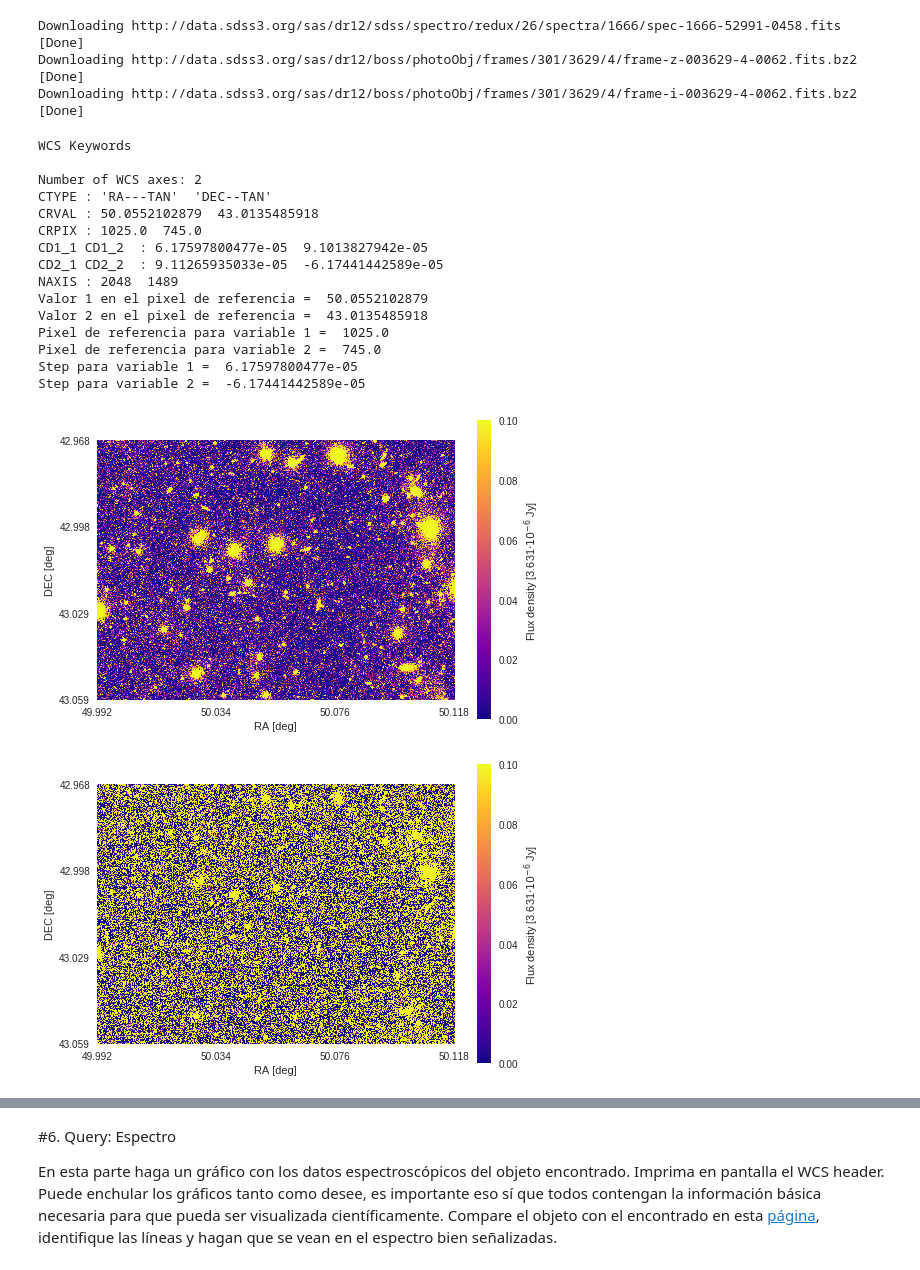
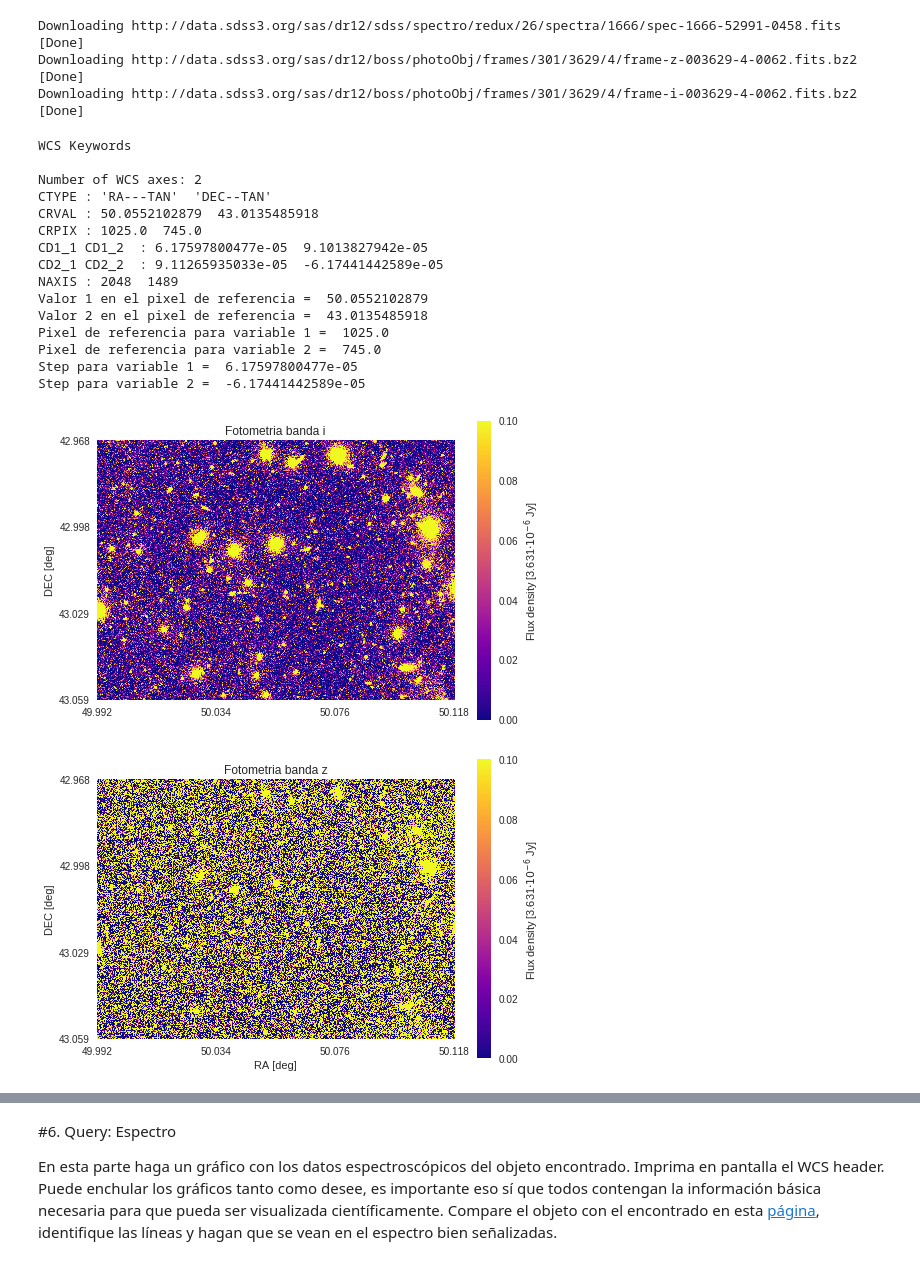
Before and after one commit to DanielaM8/minitarea4, a Jupyter notebook: minitarea4.ipynb, the cells around one changed output, grey strips where cells are left out. Drawn from its saved outputs; the diff is of its cells as text; code cells hidden in the pictures.

```diff
--- a/minitarea4.ipynb
+++ b/minitarea4.ipynb
@@ -296,7 +311,7 @@ Downloading http://data.sdss3.org/sas/dr12/boss/photoObj/frames/301/3629/4/frame
 #Imprimir header de la fotometría de la banda i
 header = imi[0][0].header
 wcs = WCS(header)
-print wcs
+print (wcs)
 
 print 'Valor 1 en el pixel de referencia = ',header['CRVAL1']
 print 'Valor 2 en el pixel de referencia = ',header['CRVAL2']
@@ -327,39 +342,41 @@ plt.xticks((0,len(ra)/3,2*len(ra)/3,len(ra)),(round(ra[0],3),round(ra[len(ra)/3]
 plt.yticks((0,len(dec)/3,2*len(dec)/3,len(dec)),(round(dec[0],3),round(dec[len(dec)/3],3),round(dec[2*len(dec)/3],3),round(dec[-1],3)))
 plt.ylabel('DEC [deg]')
 cb11=plt.colorbar()
+plt.title('Fotometria banda i')
 plt.grid(b=None)
 cb11.set_label('Flux density [3.631$ \cdot 10^{-6}$ Jy]')
 plt.show()
 
 #imagen banda z
 
 plt.imshow(dataz,vmax=0.1,vmin=0,cmap='plasma',origin='lower')
 plt.xticks((0,len(ra)/3,2*len(ra)/3,len(ra)),(round(ra[0],3),round(ra[len(ra)/3],3),round(ra[2*len(ra)/3],3),round(ra[-1],3)))
 plt.yticks((0,len(dec)/3,2*len(dec)/3,len(dec)),(round(dec[0],3),round(dec[len(dec)/3],3),round(dec[2*len(dec)/3],3),round(dec[-1],3)))
 plt.xlabel('RA [deg]')
 plt.ylabel('DEC [deg]')
 plt.grid(b=None)
+plt.title('Fotometria banda z')
 cb22=plt.colorbar()
 cb22.set_label('Flux density [3.631$ \cdot 10^{-6}$ Jy]')
 plt.show()
 # %% [output]
 WCS Keywords
 
 Number of WCS axes: 2
 CTYPE : 'RA---TAN'  'DEC--TAN'
 CRVAL : 50.0552102879  43.0135485918
 CRPIX : 1025.0  745.0
 CD1_1 CD1_2  : 6.17597800477e-05  9.1013827942e-05
 CD2_1 CD2_2  : 9.11265935033e-05  -6.17441442589e-05
 NAXIS : 2048  1489
 Valor 1 en el pixel de referencia =  50.0552102879
 Valor 2 en el pixel de referencia =  43.0135485918
 Pixel de referencia para variable 1 =  1025.0
 Pixel de referencia para variable 2 =  745.0
 Step para variable 1 =  6.17597800477e-05
 Step para variable 2 =  -6.17441442589e-05
-[figure, old version]
+[figure, new version]
-[figure, old version]
+[figure, new version]
 # %%
 
 #Zoom:
```
Also changed, not shown: parts of 5 cells of this notebook.
